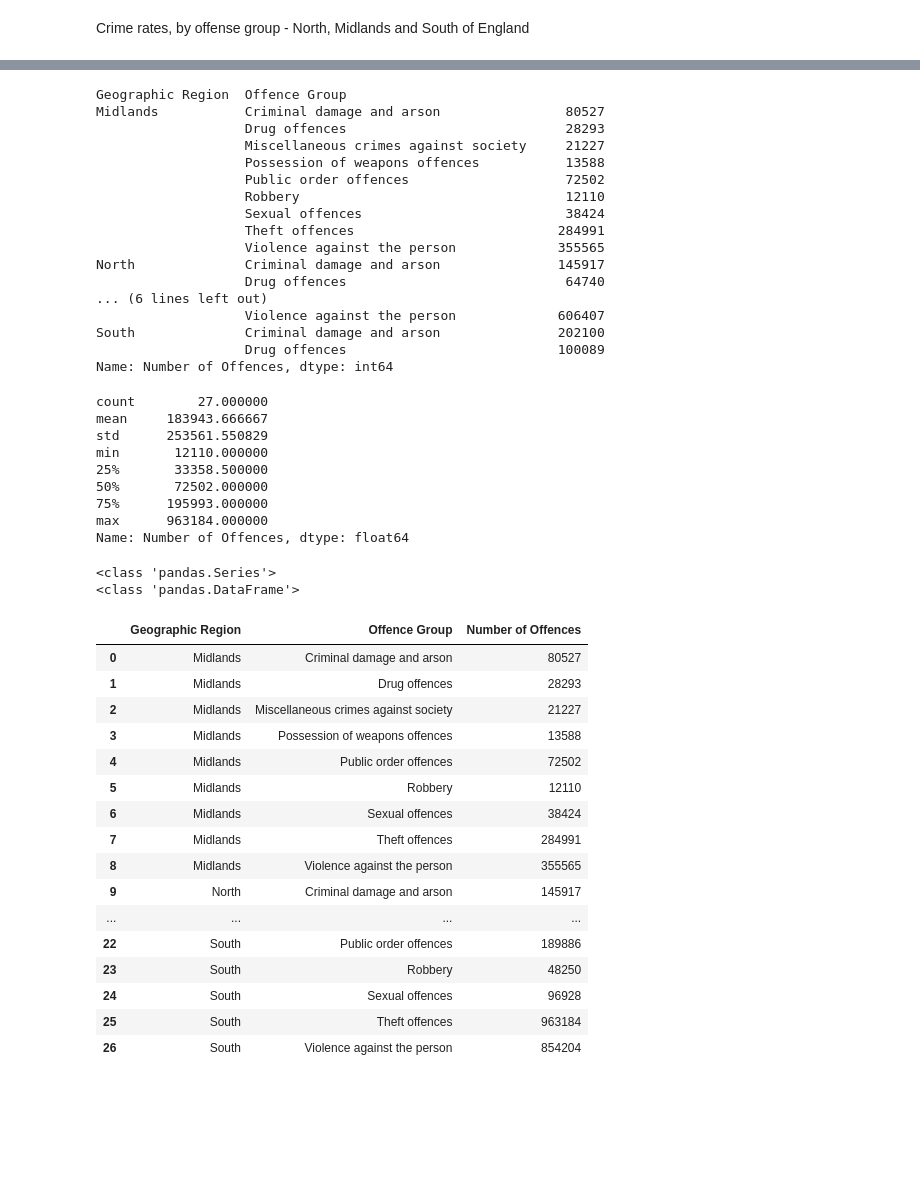
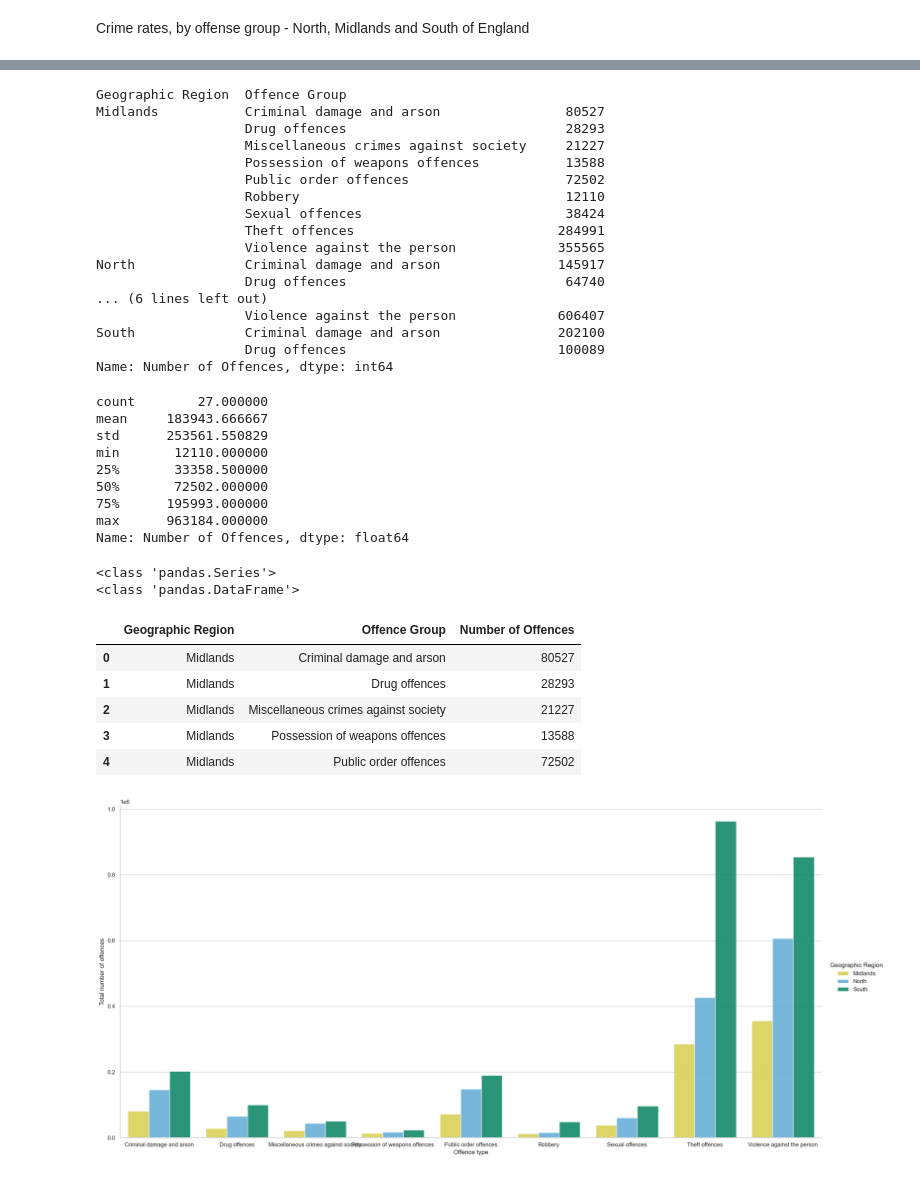
Before and after one commit to idilabdulle/Group-1-Project, a Jupyter notebook: North_Midlands_South_visualisation.ipynb, the cells around one changed output, grey strips where cells are left out. Drawn from its saved outputs; the diff is of its cells as text; code cells hidden in the pictures; blank space fills up the shorter version.

Commit message:
Continuing with N/S/M crime graph

```diff
--- a/North_Midlands_South_visualisation.ipynb
+++ b/North_Midlands_South_visualisation.ipynb
@@ -46,20 +47,29 @@ display(crime_s.describe())
 print(type(crime_s))
 crime_df_v3 = crime_s.reset_index()
 print(type(crime_df_v3))
-display(crime_df_v3)
+display(crime_df_v3.head(5))
 
 #Creating the graph
 sns.set_theme(style='whitegrid')
 
-#crime_graph = sns.catplot(
- #               data=crime_df_v3, kind='bar',
-  #              x='Offence Group', y='Number of Offenses',
-   #             hue='Geographic Region', alpha=0.9,
-#                height=6, aspect=20
-#)
+# One of the best coluor palettes for colour blindness is 'okabeito'
 
+okabeito = ['#F0E442', '#56B4E9', '#009E73',\
+           '#E69F00', '#0072B2', '#D55E00',\
+           '#CC79A7']
+sns.set_palette(okabeito)
 
-# plt.show()
+crime_graph = sns.catplot(
+                data=crime_df_v3, kind='bar',
+                x='Offence Group', y='Number of Offences',
+                hue='Geographic Region', alpha=0.9,
+                height=10, aspect=2
+)
+
+crime_graph.legend.set_title('')
+crime_graph.set_axis_labels('Offence type', 'Total number of offences')
+
+plt.show()
 # %% [output]
 |  | Unnamed: 0 | Financial Year | Financial Quarter | Force Name | Offence Description | Offence Group | ... |
 | 0 | 0 | 2024/25 | 1 | Avon and Somerset | Absconding from lawful custody | Miscellaneous crimes against society | ... |
@@ -74,41 +84,31 @@ Midlands           Criminal damage and arson                80527
                    Possession of weapons offences           13588
                    Public order offences                    72502
                    Robbery                                  12110
                    Sexual offences                          38424
                    Theft offences                          284991
                    Violence against the person             355565
 North              Criminal damage and arson               145917
                    Drug offences                            64740
 ... (6 lines left out)
                    Violence against the person             606407
 South              Criminal damage and arson               202100
                    Drug offences                           100089
 Name: Number of Offences, dtype: int64
 count        27.000000
 mean     183943.666667
 std      253561.550829
 min       12110.000000
 25%       33358.500000
 50%       72502.000000
 75%      195993.000000
 max      963184.000000
 Name: Number of Offences, dtype: float64
 <class 'pandas.Series'>
 <class 'pandas.DataFrame'>
 |  | Geographic Region | Offence Group | Number of Offences |
 | 0 | Midlands | Criminal damage and arson | 80527 |
 | 1 | Midlands | Drug offences | 28293 |
 | 2 | Midlands | Miscellaneous crimes against society | 21227 |
 | 3 | Midlands | Possession of weapons offences | 13588 |
 | 4 | Midlands | Public order offences | 72502 |
-| 5 | Midlands | Robbery | 12110 |
-| 6 | Midlands | Sexual offences | 38424 |
-| 7 | Midlands | Theft offences | 284991 |
-| 8 | Midlands | Violence against the person | 355565 |
-| 9 | North | Criminal damage and arson | 145917 |
-| ... | ... | ... | ... |
-| 22 | South | Public order offences | 189886 |
-| 23 | South | Robbery | 48250 |
-| 24 | South | Sexual offences | 96928 |
-| 25 | South | Theft offences | 963184 |
-| 26 | South | Violence against the person | 854204 |
+[figure, added]
```
Also changed, not shown: parts of 1 cell of this notebook.
